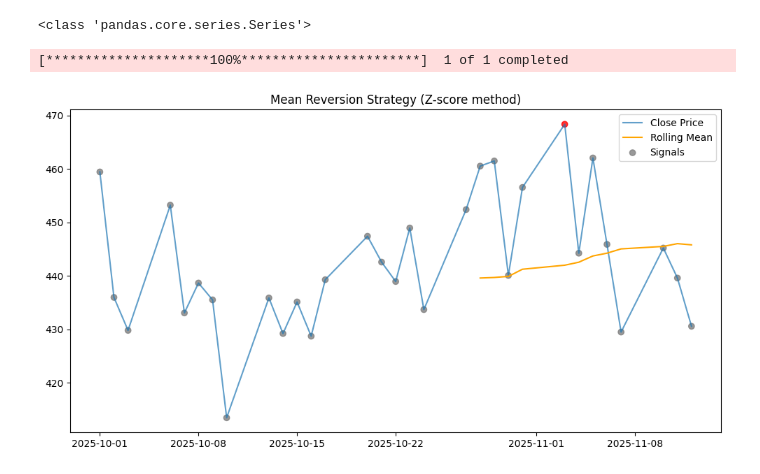
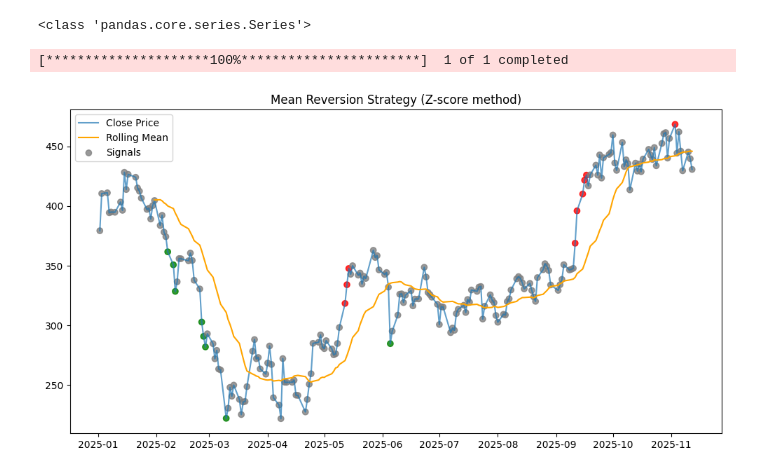
Before and after one commit to rawbil/market_analysis, a Jupyter notebook: yf_1/mean_reversion_using_zscore.ipynb, the cells around one changed output. Drawn from its saved outputs; the diff is of its cells as text; code cells hidden in the pictures.

Commit message:
refactor: reduce starting date to 1st January 2025 to provide more perspective to how the market trend looks like for a longer period

```diff
--- a/yf_1/mean_reversion_using_zscore.ipynb
+++ b/yf_1/mean_reversion_using_zscore.ipynb
@@ -17,32 +17,32 @@ print(type(data['Close']['TSLA'])) # Choose the ticker inside the OHLCV columns
 <class 'pandas.core.series.Series'>
 # %%
 # yf.download('MSFT', period="1mo")
-data = yf.download('TSLA', start="2025-10-01", end="2025-11-13")
+data = yf.download('TSLA', start="2025-01-01", end="2025-11-13")
 
 # Use rolling window to calculate market results
 window = 20 # look-back days
 # mean_reversion = (current_price - mean ) / std_deviation
 data["mean"] = data['Close']['TSLA'].rolling(window).mean()
 data["std"] = data['Close']['TSLA'].rolling(window).std()
 
 data["zscore"] = (data['Close']['TSLA'] - data['mean']) / data["std"]
 
 # If zscore is above 2, the price has deviated too far +vely away from the mean, revert by selling(possibility of bearish)
 # If zscore is below 2, the price has deviated too far below the mean, revert by buying(possibility of bullish )
 
 #~ Define signal
 data["signal"] = 0
 data.loc[data["zscore"] > 2, 'signal'] = -1
 data.loc[data["zscore"] < -2, 'signal'] = 1
 
 # Plot the data
 plt.figure(figsize=(12,6))
 plt.plot(data['Close']['TSLA'], label='Close Price', alpha=0.7)
 plt.plot(data['mean'], label='Rolling Mean', color='orange')
 plt.scatter(data.index, data['Close']['TSLA'], c=data['signal'].map({1: 'green', -1: 'red', 0: 'gray'}), label='Signals', alpha=0.8)
 plt.legend()
 plt.title("Mean Reversion Strategy (Z-score method)")
 plt.show()
 # %% [output]
 [*********************100%***********************]  1 of 1 completed
-[figure, old version]
+[figure, new version]
```
